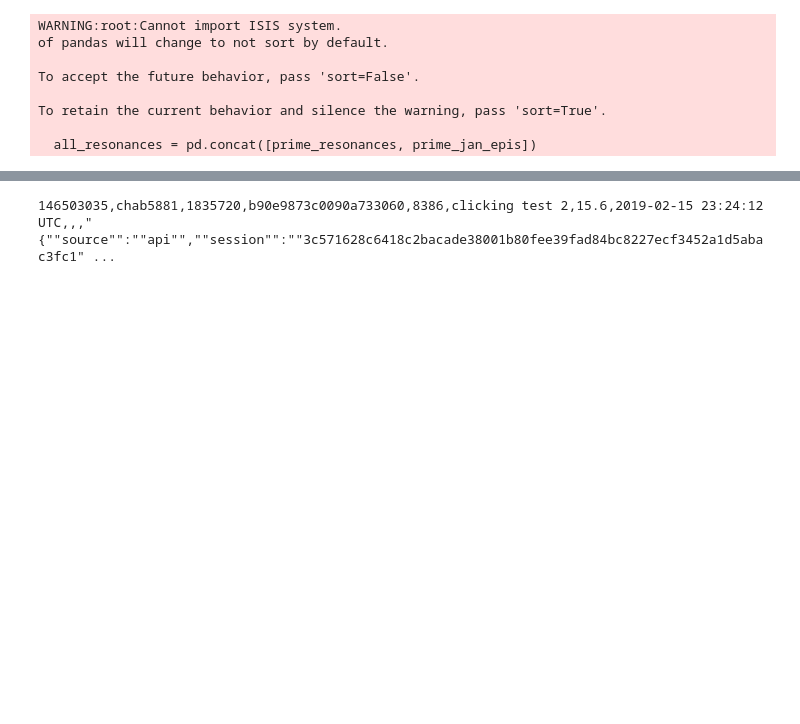
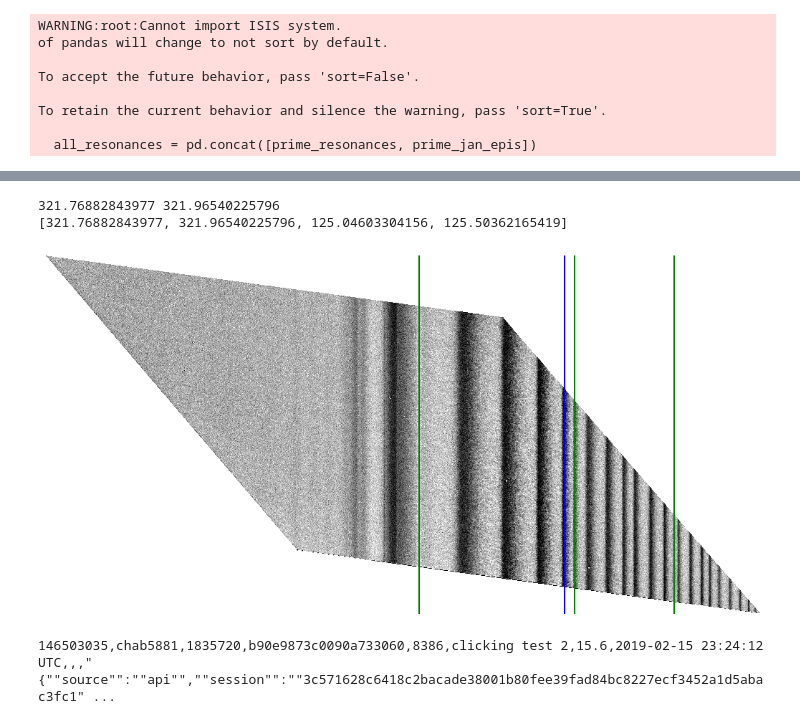
Before and after one commit to chab5881/Saturn_rings, a Jupyter notebook: Image_Production.ipynb, the cells around one changed output, grey strips where cells are left out. Drawn from its saved outputs; the diff is of its cells as text; code cells hidden in the pictures; blank space fills up the shorter version.

```diff
--- a/Image_Production.ipynb
+++ b/Image_Production.ipynb
@@ -300,0 +386,58 @@ np.arrange
+# %%
+def dataImage(filename):
+    #Setting up the data arrays and useful values
+    cube = RingCube(filename)
+    data = cube.img
+    extent_val = cube.extent
+    min_, max_ = np.percentile(data[~np.isnan(data)], (1, 99))
+    lonMin = cube.minlon.value
+    lonMax = cube.maxlon.value
+    radMin = cube.minrad.value
+    radMax = cube.maxrad.value
+
+    lines = np.array([])
+    colors = np.array([])
+    for _,rows in out.iterrows():
+        if rows['subject_ids'] == filename:
+            lines = np.append(lines, rows['radius'])
+
+            if rows['user_name'] == 'chab5881':
+                colors = np.append(colors, 'blue')
+            else:
+                colors = np.append(colors, 'green')
+        else:
+            pass
+    #Setting up the figure for plotting
+    fig = plt.figure(dpi=100, frameon=False)
+    ax = plt.axes([0,0,1,1])
+    #Fixed figure resolution with 100 dpi: (wxh) = (1000x500 pixels)
+    fig.set_size_inches(10., 5.)
+    #Removing axis and labels
+    ax.get_xaxis().set_visible(False)
+    ax.get_yaxis().set_visible(False)
+    plt.axis('off')
+    #Plotting the data array transposed to rotate the image
+    #Note: I needed to change the exent parameter after rotating the array
+    plt.imshow(np.rot90(data),extent=[radMin,radMax,lonMin,lonMax],cmap='gray',vmin=min_,vmax=max_,interpolation='none',origin='lower',aspect='auto')
+    for i in np.arange(lines.size):
+        plt.axvline(x=lines[i],lw=1.5,color = colors[i])
+    #Setting these strict x/y limits are necessary for removing white space in the png file
+    plt.xlim([radMin,radMax])
+    plt.ylim([lonMin,lonMax])
+    #If you want to save the file: Please modify the first part of the string to determine its destination
+    plt.show()
+    plt.close()
+    return
+
+#dataImage('N1467344745')   #soliton
+dataImage('N1467345680')  #soliton
+#dataImage('N1467351049')  #both sides drop
+#dataImage('N1584974162')  #OG
+#dataImage('N1595337686')  #low left side
+#dataImage('N1595338491')  #good?
+#dataImage('N1597806864')  #left up, big gap, right drop
+#dataImage('N1625958972')  #mid gap
+# %% [output]
+321.76882843977 321.96540225796
+[321.76882843977, 321.96540225796, 125.04603304156, 125.50362165419]
+[figure, added]
```
Also changed, not shown: parts of 12 cells of this notebook, 1 other file.
